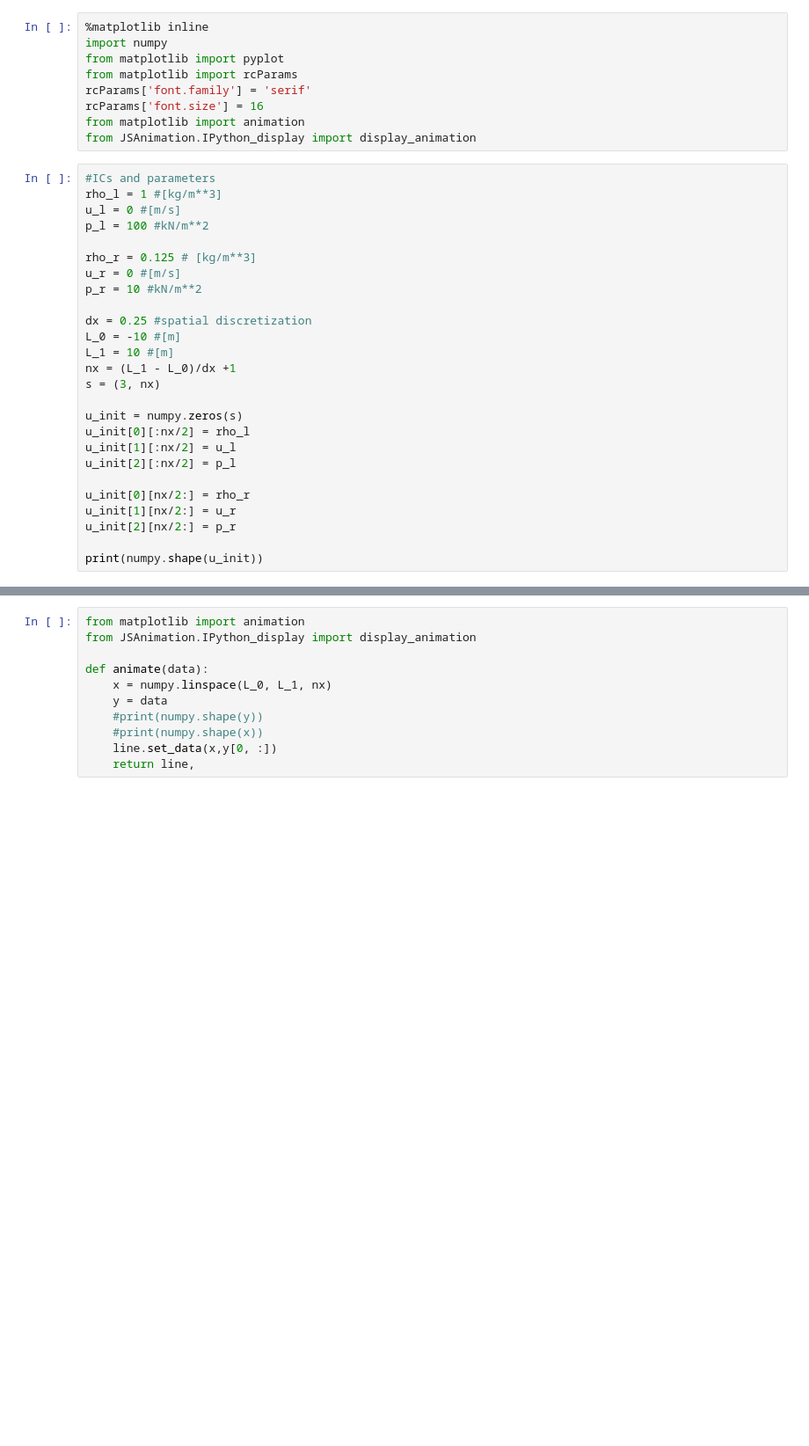
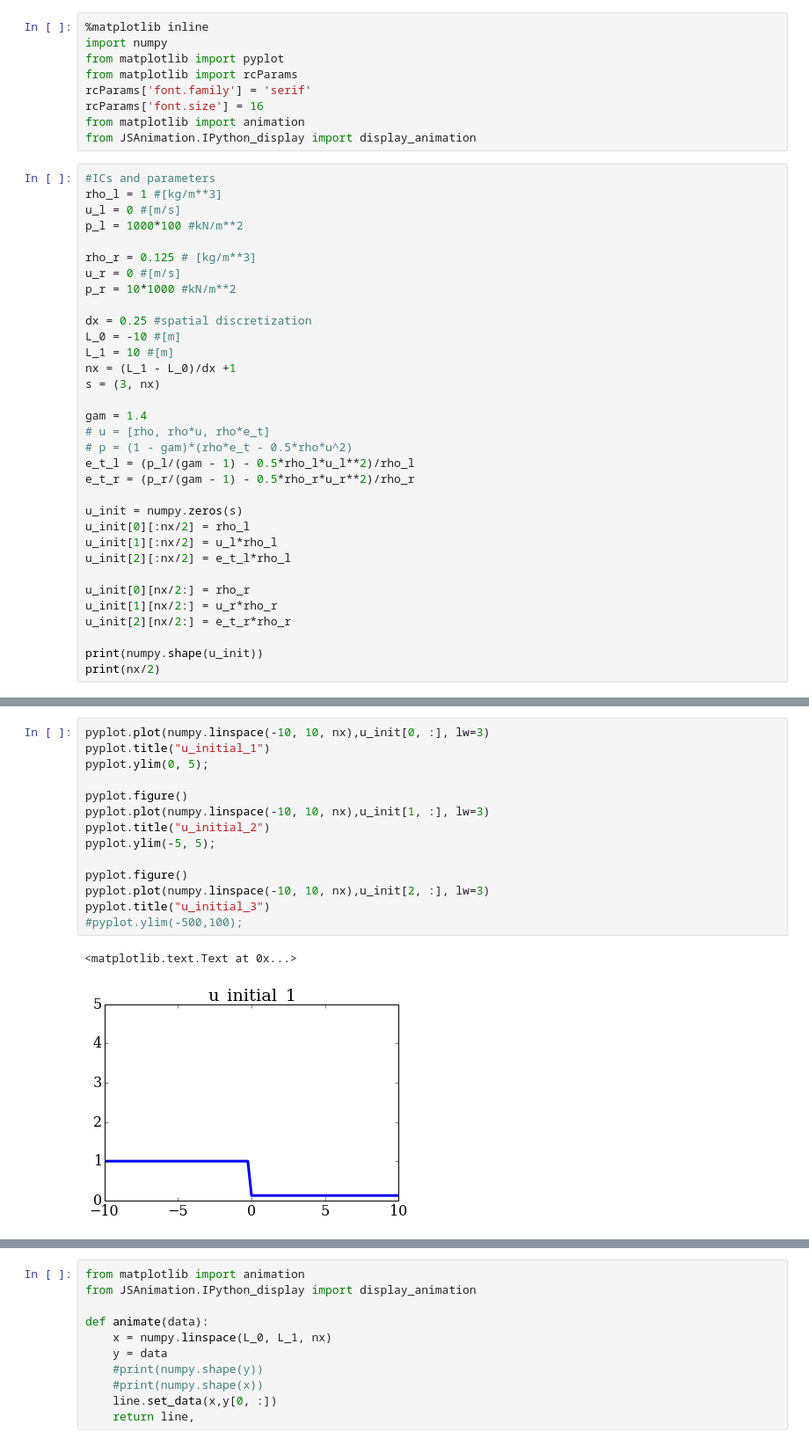
Before and after one commit to rbds/Numerical_Methods_working_folder, a Jupyter notebook: lessons/03_wave/03_05_Sods_Shock_Tube_assignment.ipynb, the cells around one changed output, grey strips where cells are left out. Shown at 88% size. Drawn from its saved outputs; the diff is of its cells as text; blank space fills up the shorter version.

```diff
--- a/lessons/03_wave/03_05_Sods_Shock_Tube_assignment.ipynb
+++ b/lessons/03_wave/03_05_Sods_Shock_Tube_assignment.ipynb
@@ -11,11 +11,11 @@ from JSAnimation.IPython_display import display_animation
 #ICs and parameters
 rho_l = 1 #[kg/m**3]
 u_l = 0 #[m/s]
-p_l = 100 #kN/m**2
+p_l = 1000*100 #kN/m**2
 
 rho_r = 0.125 # [kg/m**3]
 u_r = 0 #[m/s]
-p_r = 10 #kN/m**2
+p_r = 10*1000 #kN/m**2
 
 dx = 0.25 #spatial discretization
 L_0 = -10 #[m]
@@ -23,15 +23,22 @@ L_1 = 10 #[m]
 nx = (L_1 - L_0)/dx +1
 s = (3, nx)
 
+gam = 1.4
+# u = [rho, rho*u, rho*e_t]
+# p = (1 - gam)*(rho*e_t - 0.5*rho*u^2)
+e_t_l = (p_l/(gam - 1) - 0.5*rho_l*u_l**2)/rho_l
+e_t_r = (p_r/(gam - 1) - 0.5*rho_r*u_r**2)/rho_r
+
 u_init = numpy.zeros(s)
 u_init[0][:nx/2] = rho_l
-u_init[1][:nx/2] = u_l
-u_init[2][:nx/2] = p_l
+u_init[1][:nx/2] = u_l*rho_l
+u_init[2][:nx/2] = e_t_l*rho_l
 
 u_init[0][nx/2:] = rho_r
-u_init[1][nx/2:] = u_r
-u_init[2][nx/2:] = p_r
+u_init[1][nx/2:] = u_r*rho_r
+u_init[2][nx/2:] = e_t_r*rho_r
 
 print(numpy.shape(u_init))
+print(nx/2)
 # %% [output]
 (3, 81)
@@ -37,0 +46,17 @@ print(numpy.shape(u_init))
+# %%
+pyplot.plot(numpy.linspace(-10, 10, nx),u_init[0, :], lw=3)
+pyplot.title("u_initial_1")
+pyplot.ylim(0, 5);
+
+pyplot.figure()
+pyplot.plot(numpy.linspace(-10, 10, nx),u_init[1, :], lw=3)
+pyplot.title("u_initial_2")
+pyplot.ylim(-5, 5);
+
+pyplot.figure()
+pyplot.plot(numpy.linspace(-10, 10, nx),u_init[2, :], lw=3)
+pyplot.title("u_initial_3")
+#pyplot.ylim(-500,100);
+# %% [output]
+<matplotlib.text.Text at 0x...>
+[figure, added]
```
Also changed, not shown: parts of 8 cells of this notebook.
